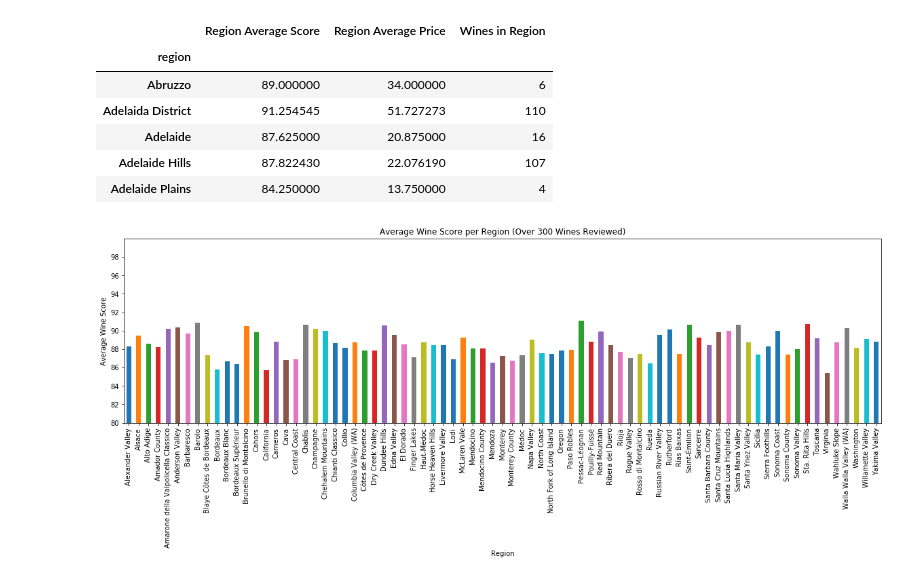
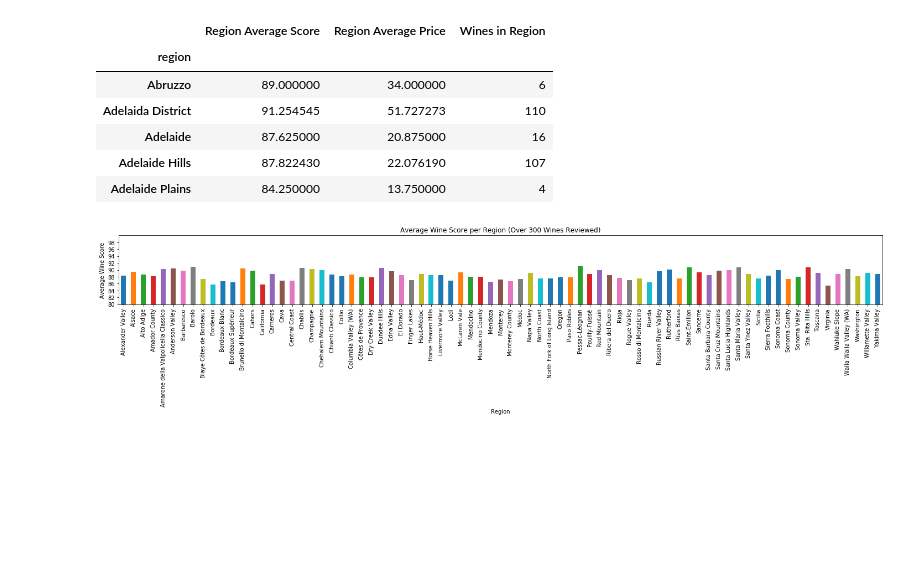
Before and after one commit to vittalsiddaiah/FantasticFive, a Jupyter notebook: Project/Notebooks/JacobRegionAnalysis.ipynb, the cells around one changed output. Cells and saved outputs as stored; diff of their text form; code cells hidden in the pictures; blank space fills up the shorter version.

```diff
--- a/Project/Notebooks/JacobRegionAnalysis.ipynb
+++ b/Project/Notebooks/JacobRegionAnalysis.ipynb
@@ -86,12 +86,13 @@ region_df.head()
 # %%
 #Plot scores
 region_df_300.plot.bar(x='region',y='Region Average Score',figsize=(20,5),yticks=np.arange(80,100,2),ylim=(80,100),legend=False)
 plt.xlabel('Region')
 plt.ylabel('Average Wine Score')
 plt.title('Average Wine Score per Region (Over 300 Wines Reviewed)')
+plt.tight_layout()
 plt.savefig('Average_Wine_Scores.png')
 plt.show()
 # %% [output]
-[figure, old version]
+[figure, new version]
 # %%
 #Plot Prices
```
Also changed, not shown: parts of 8 cells of this notebook, 4 other files.
